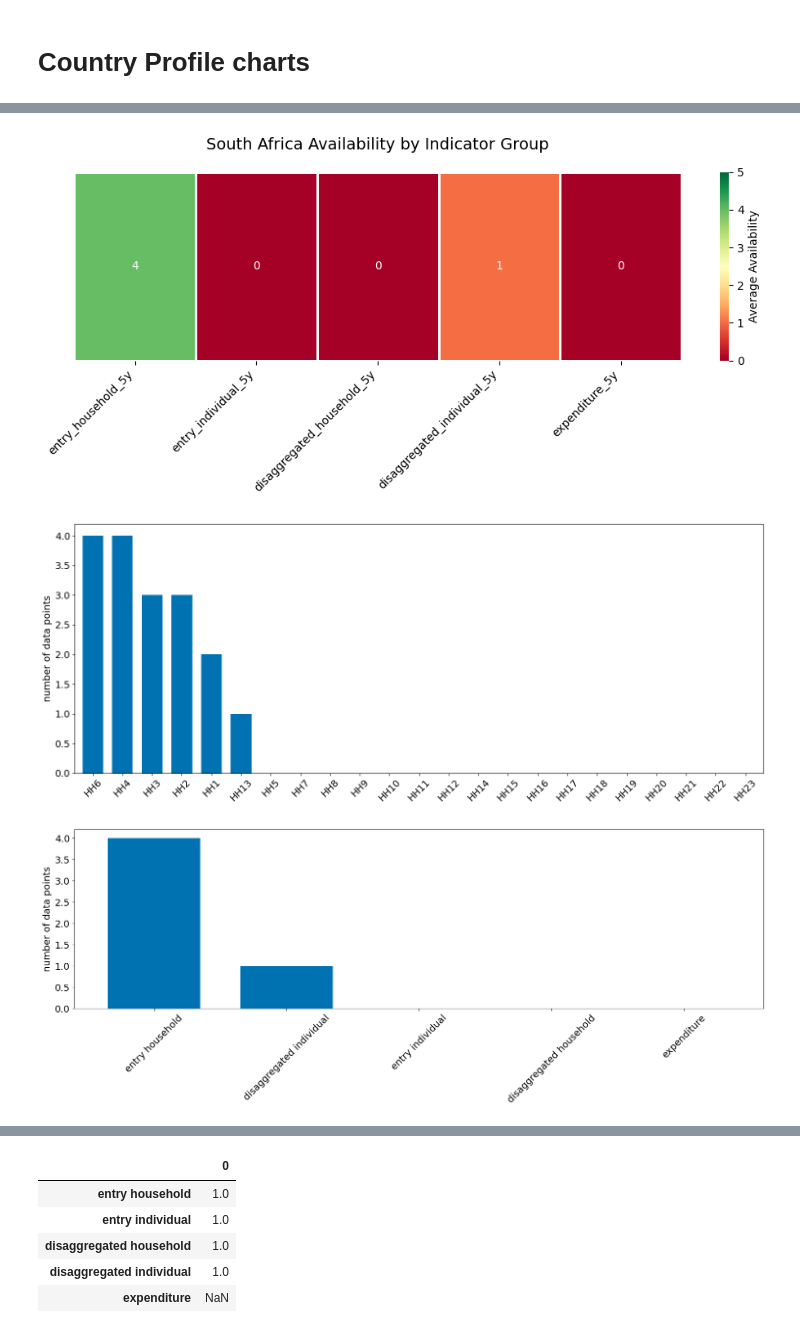
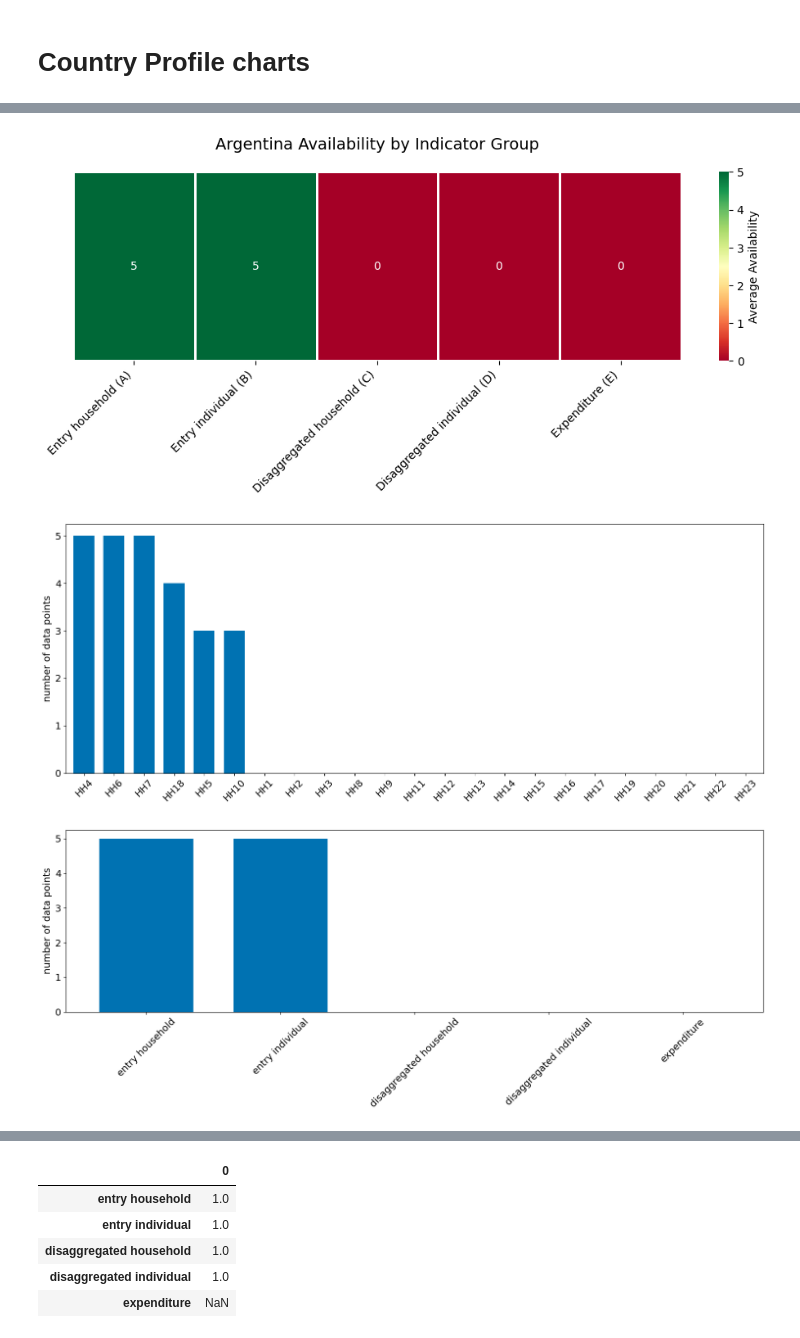
Before and after one commit to dianakorka/statistical_capacity, a Jupyter notebook: HH_capacity_index_rev.ipynb, the cells around one changed output, grey strips where cells are left out. Drawn from its saved outputs; the diff is of its cells as text; code cells hidden in the pictures.

```diff
--- a/HH_capacity_index_rev.ipynb
+++ b/HH_capacity_index_rev.ipynb
@@ -598,8 +598,8 @@ plt.show()
 
 entry_household = ['hh1', 'hh2', 'hh3', 'hh4', 'hh6']
 entry_individual = ['hh5', 'hh7', 'hh10', 'hh18']
-disaggregated_household = ['hh11', 'hh14']
-disaggregated_individual = ['hh8', 'hh9', 'hh12', 'hh13', 'hh15', 'hh17', 'hh19', 'hh20', 'hh21', 'hh22' 'hh23']
+disaggregated_household = ['hh11', 'hh13', 'hh14']
+disaggregated_individual = ['hh8', 'hh9', 'hh12', 'hh15', 'hh17', 'hh19', 'hh20', 'hh21', 'hh22' 'hh23']
 expenditure = ['hh16']
 # %% [markdown]
 HH1_5y shows how many times the data was available in the 5 year period. HH2_5y shows how many times data was available for this indicator in the 5 year period. So I take the maximum of the two to say how many times data was available for the group in the last 5 years.
@@ -2019,8 +2019,8 @@ In this case, if a country has hh1 which is 2 years old and hh3 which is 4 years
 
 entry_household = ['hh1', 'hh2', 'hh3', 'hh4', 'hh6']
 entry_individual = ['hh5', 'hh7', 'hh10', 'hh18']
-disaggregated_household = ['hh11', 'hh14']
-disaggregated_individual = ['hh8', 'hh9', 'hh12', 'hh13', 'hh15', 'hh17', 'hh19', 'hh20', 'hh21', 'hh22','hh23']
+disaggregated_household = ['hh11', 'hh13','hh14']
+disaggregated_individual = ['hh8', 'hh9', 'hh12',  'hh15', 'hh17', 'hh19', 'hh20', 'hh21', 'hh22','hh23']
 expenditure = ['hh16']
 
 groups = {
@@ -2917,3 +2917,7 @@ plt.show()
 [figure]
 # %% [markdown]
 # Country Profile charts
+# %%
+country_name = 'Argentina'
+
+df[df.shortname==country_name]
@@ -2920,5 +2946,5 @@ plt.show()
 # %%
-country_name = 'South Africa'
+
 
 df_detailed[(df_detailed.Country==country_name) & (df_detailed.DataYear>= 2020) ]
 # %% [output]
@@ -3099,31 +3130,34 @@ plt.show()
 # %%
 # Select the row for that country
 country_data = df[df['shortname'] == country_name]
+
+new_names = ['Entry household (A)', 'Entry individual (B)', 'Disaggregated household (C)','Disaggregated individual (D)','Expenditure (E)']
 
 plt.figure(figsize=(12, 3))
 sns.heatmap(country_data[['entry_household_5y',
 'entry_individual_5y',
 'disaggregated_household_5y',
 'disaggregated_individual_5y',
 'expenditure_5y']],
             annot=True,
             fmt='.0f',
             cmap='RdYlGn',  # Red-Yellow-Green
             cbar_kws={'label': 'Average Availability'},
             linewidths=1,
             linecolor='white',
             vmin=0,
-            vmax=5)
+            vmax=5,
+            xticklabels=new_names)
 
 plt.title(f'{country_name} Availability by Indicator Group', fontsize=14, pad=20)
 #plt.xlabel('Indicator', fontsize=12)
 #plt.ylabel('')
 plt.yticks([])
 plt.xticks(rotation=45, ha='right')
 #plt.tight_layout()
 plt.show()
 # %% [output]
-[figure, old version]
+[figure, new version]
 # %%
 # Define your custom order
 custom_order = ['Europe countries','CIS countries', 'Asia & Pacific', 'The Americas', 'Arab States', 'Africa']
@@ -3174,7 +3208,7 @@ label_to_handle = dict(zip(labels, handles))
 plt.tight_layout()
 plt.show()
 # %% [output]
-[figure, old version]
+[figure, new version]
 # %%
 # Define your custom order
 custom_order = ['Europe countries','CIS countries', 'Asia & Pacific', 'The Americas', 'Arab States', 'Africa']
@@ -3229,7 +3263,7 @@ plt.subplots_adjust(bottom=0.7)  # increase as needed
 plt.tight_layout()
 plt.show()
 # %% [output]
-[figure, old version]
+[figure, new version]
 # %%
 
 rename_dict = {
```
Also changed, not shown: parts of 29 cells of this notebook.
